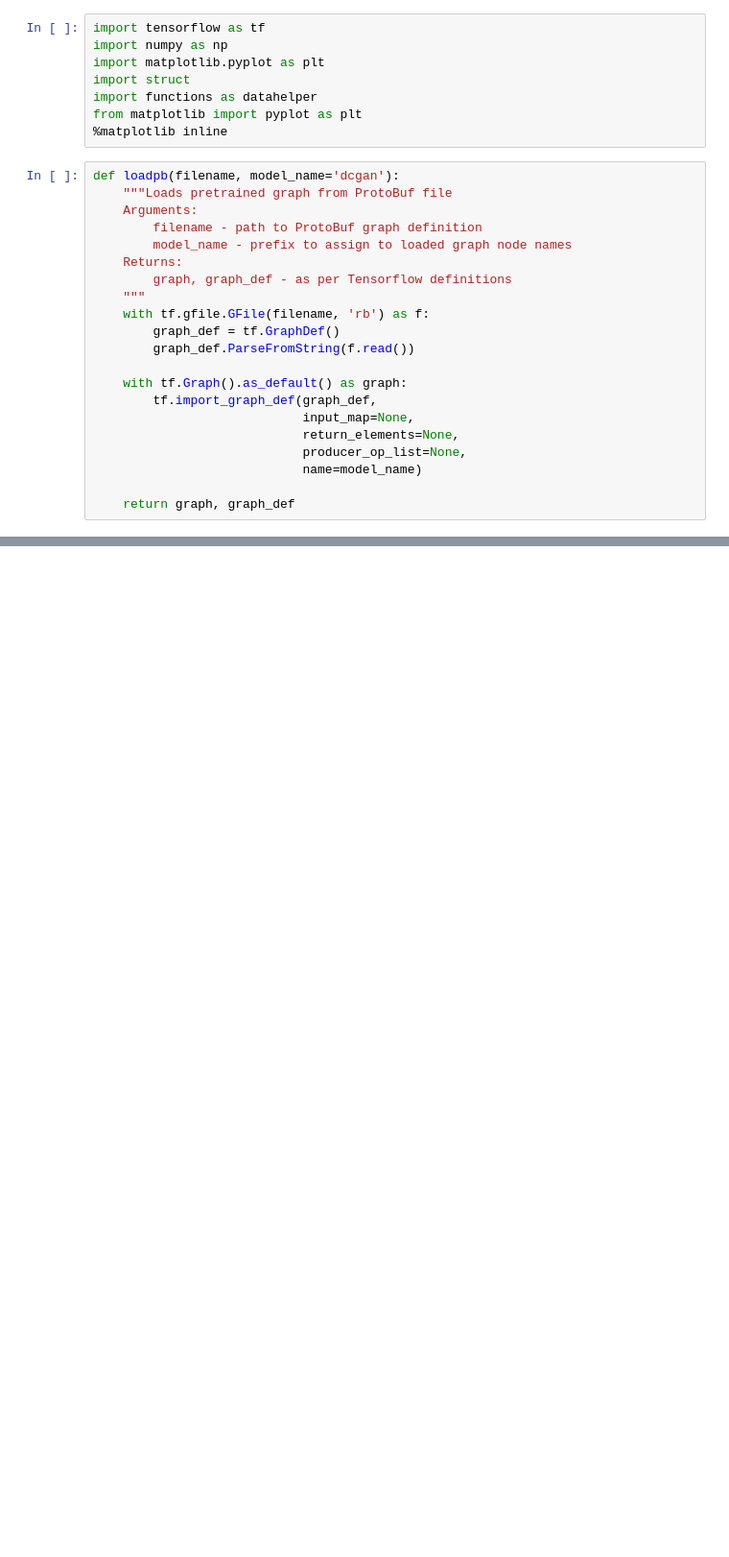
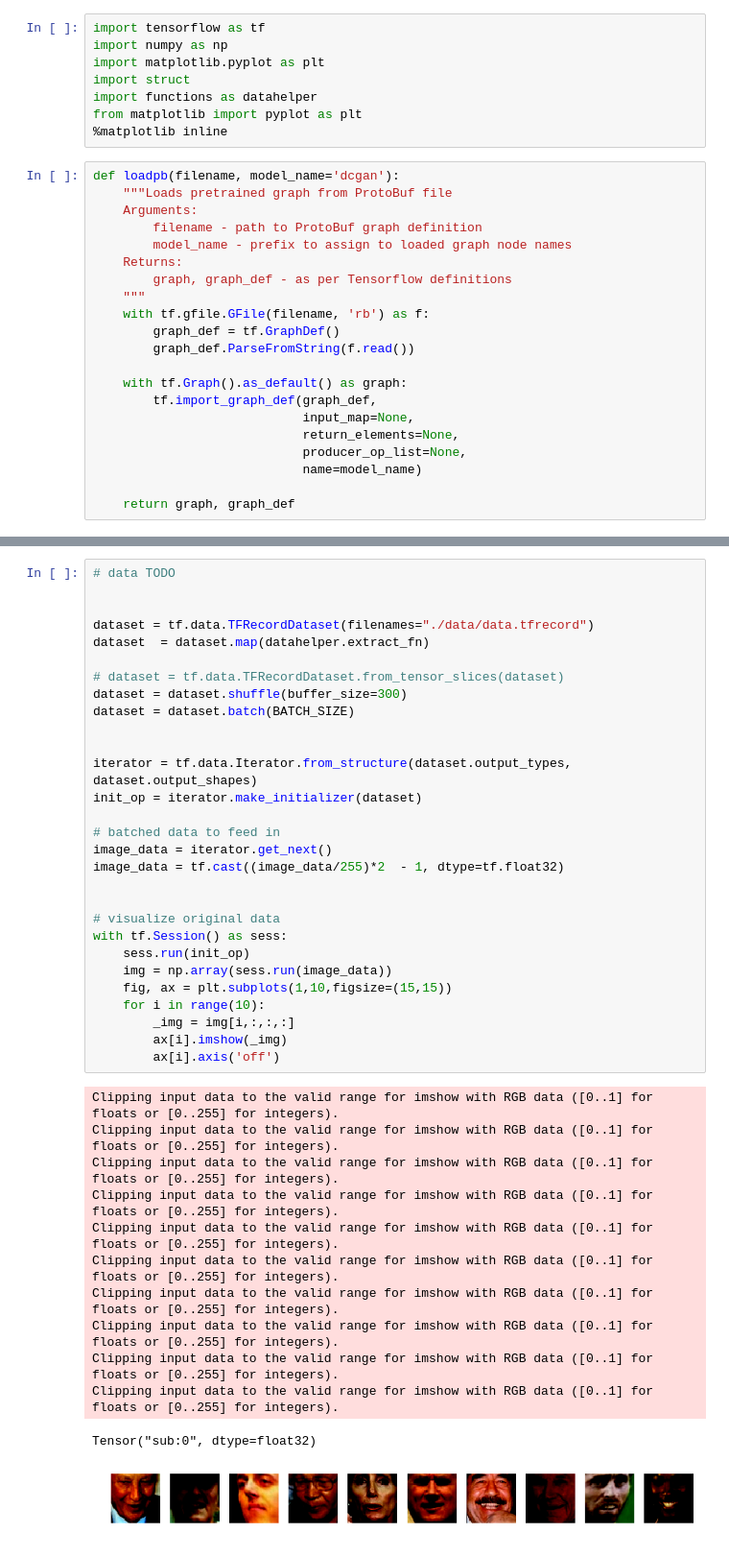
Before and after one commit to nlune/DCGAN-2019, a Jupyter notebook: DCGAN-pretrained.ipynb, the cells around one changed output, grey strips where cells are left out. Shown at 96% size. Cells and saved outputs as stored; diff of their text form; blank space fills up the shorter version.

```diff
--- a/DCGAN-pretrained.ipynb
+++ b/DCGAN-pretrained.ipynb
@@ -42,3 +45,45 @@ epochs = 5
+# %%
+# data TODO
+
+
+dataset = tf.data.TFRecordDataset(filenames="./data/data.tfrecord")
+dataset  = dataset.map(datahelper.extract_fn)
+
+# dataset = tf.data.TFRecordDataset.from_tensor_slices(dataset)
+dataset = dataset.shuffle(buffer_size=300)
+dataset = dataset.batch(BATCH_SIZE)
+
+
+iterator = tf.data.Iterator.from_structure(dataset.output_types, dataset.output_shapes)
+init_op = iterator.make_initializer(dataset)
+
+# batched data to feed in
+image_data = iterator.get_next()
+image_data = tf.cast((image_data/255)*2  - 1, dtype=tf.float32)
+
+
+# visualize original data
+with tf.Session() as sess:
+    sess.run(init_op)
+    img = np.array(sess.run(image_data))
+    fig, ax = plt.subplots(1,10,figsize=(15,15))
+    for i in range(10):
+        _img = img[i,:,:,:]
+        ax[i].imshow(_img)
+        ax[i].axis('off')
+# %% [output]
+Clipping input data to the valid range for imshow with RGB data ([0..1] for floats or [0..255] for integers).
+Clipping input data to the valid range for imshow with RGB data ([0..1] for floats or [0..255] for integers).
+Clipping input data to the valid range for imshow with RGB data ([0..1] for floats or [0..255] for integers).
+Clipping input data to the valid range for imshow with RGB data ([0..1] for floats or [0..255] for integers).
+Clipping input data to the valid range for imshow with RGB data ([0..1] for floats or [0..255] for integers).
+Clipping input data to the valid range for imshow with RGB data ([0..1] for floats or [0..255] for integers).
+Clipping input data to the valid range for imshow with RGB data ([0..1] for floats or [0..255] for integers).
+Clipping input data to the valid range for imshow with RGB data ([0..1] for floats or [0..255] for integers).
+Clipping input data to the valid range for imshow with RGB data ([0..1] for floats or [0..255] for integers).
+Clipping input data to the valid range for imshow with RGB data ([0..1] for floats or [0..255] for integers).
+Tensor("sub:0", dtype=float32)
+[figure, added]
 # %%
 # load frozen graph
 graph, graph_def = loadpb("dcgan-100.pb")
```
Also changed, not shown: parts of 7 cells of this notebook, 1 other file.
